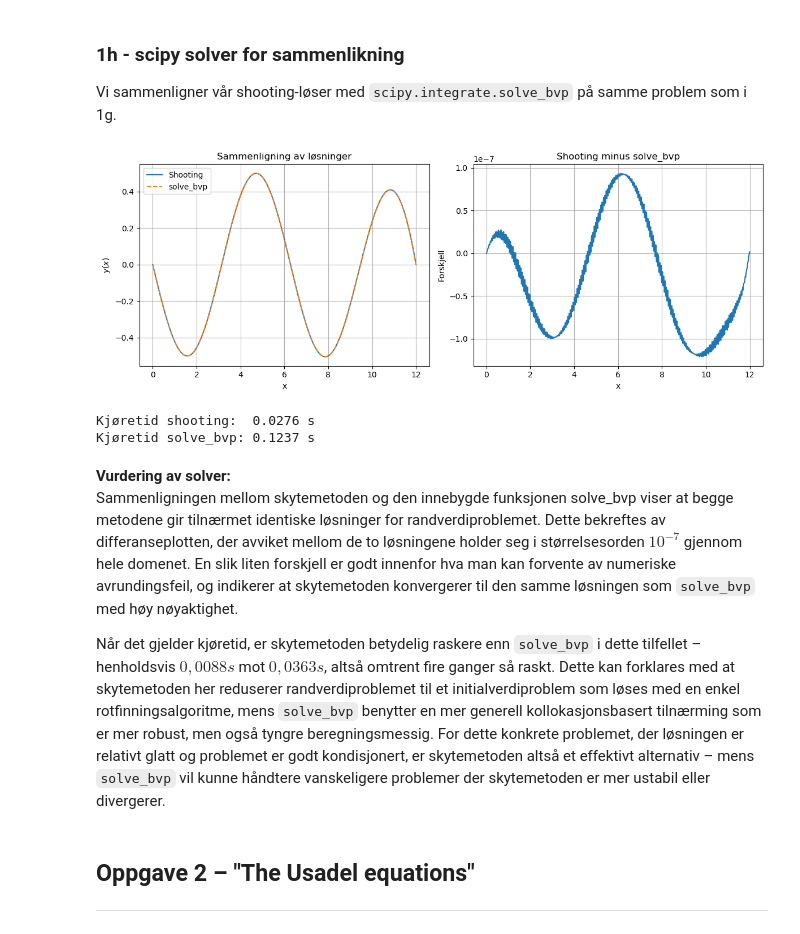
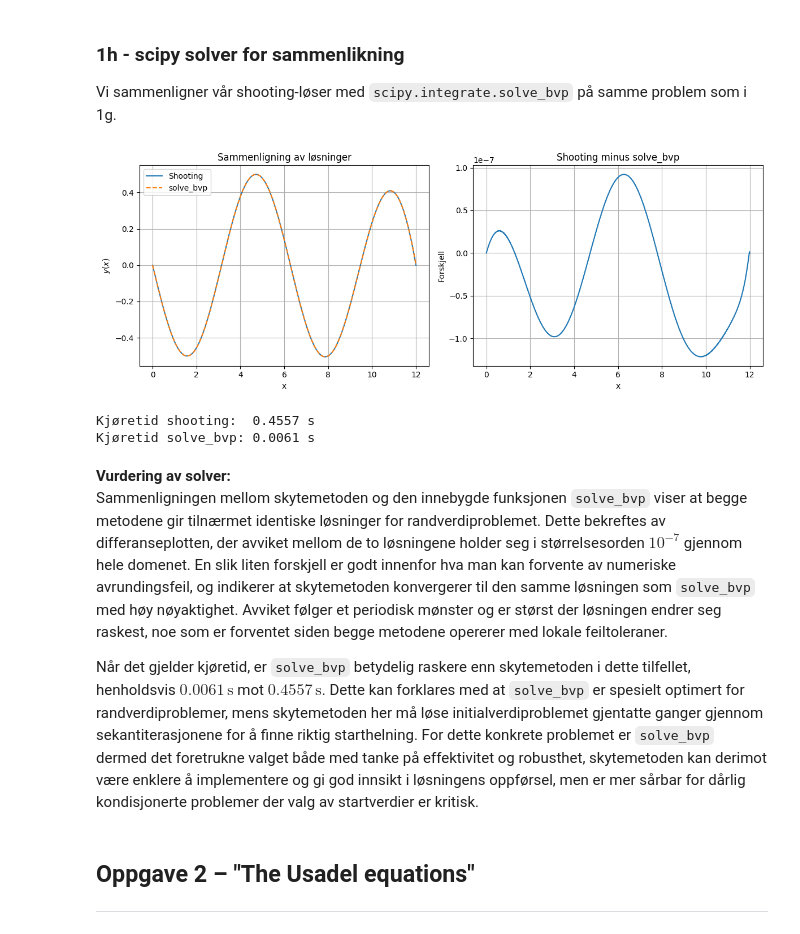
Before and after one commit to Alexaeven/VitBerP3, a Jupyter notebook: 74Prosjekt3.ipynb, the cells around one changed output. Cells and saved outputs as stored; diff of their text form; code cells hidden in the pictures.

```diff
--- a/74Prosjekt3.ipynb
+++ b/74Prosjekt3.ipynb
@@ -317,7 +346,7 @@ plt.figure(figsize=(8, 4.5))
 for i, b in enumerate(b_hist):
     x_i, y_i = solve_ivp_for_b(b)
     end_val = y_i[-1, 0]
-    plt.plot(x_i, y_i[:, 0], '--', label=f"Iterasjon {i}: b={b:.6f}, y(2π)={end_val:.3e}")
+    plt.plot(x_i, y_i[:, 0], '--', label=f"Iterasjon {i}: b={b:.2f}, y(2π)={end_val:.2e}")
 
 plt.plot(2*np.pi, 0, 'ro', markersize=8, label="Målpunkt $(2\\pi, 0)$")
 plt.axhline(0, color='black', linewidth=1, linestyle='--')
@@ -333,0 +363,25 @@ plt.show()
+# %%
+b_star, b_hist = secant_method(lambda b: shooting_residual(b), z0=0.0, z1=1.0, tol=1e-12)
+
+for i, b in enumerate(b_hist):
+    x_i, y_i = solve_ivp_for_b(b)
+    end_val = y_i[-1, 0]
+    plt.plot(x_i, y_i[:, 0], '--', label=f"Iterasjon {i}: b={b:.2f}, y(2π)={end_val:.2e}")
+
+plt.plot(2*np.pi, 0, 'ro', markersize=8, label="Målpunkt $(2\\pi, 0)$")
+plt.axhline(0, color='black', linewidth=1, linestyle='--')
+plt.axvline(2*np.pi, color='gray', linewidth=1, linestyle='--')
+
+import matplotlib.ticker as tck
+ax = plt.gca()
+ax.xaxis.set_major_locator(tck.MultipleLocator(base=np.pi))
+ax.xaxis.set_major_formatter(plt.FuncFormatter(
+    lambda val, pos: "0" if val == 0 else (r"$\pi$" if val == np.pi else rf"${int(val/np.pi)}\pi$")
+))
+
+plt.xlabel("x")
+plt.ylabel(r"$y(x)$")
+plt.title("Skytemetoden: løsning for hver sekantiterasjon")
+plt.legend(bbox_to_anchor=(1.02, 1), loc="upper left")
+plt.tight_layout()
+plt.show()
@@ -396,46 +452,47 @@ def bc_problem2(ya, yb):
 x_mesh = np.linspace(0, 12, 200)
 y_guess = np.zeros((2, x_mesh.size))
 
 t0 = time.time()
-sol_bvp = solve_bvp(ode_problem2, bc_problem2, x_mesh, y_guess, tol=1e-6, max_nodes=5000)
+b2_star, b2_hist = secant_method(lambda b: shooting_residual_problem2(b), z0=0.0, z1=1.0, tol=1e-12)
+x_shoot, y_shoot = solve_ivp_for_b_problem2(b2_star)
+time_shoot = time.time() - t0
+
+t0 = time.time()
+sol_bvp = solve_bvp(ode_problem2, bc_problem2, x_mesh, y_guess, tol=1e-7)
 time_bvp = time.time() - t0
 
-t0 = time.time()
-x_shoot, y_shoot = solve_ivp_for_b_problem2(b2_star)
-time_shoot = time.time() - t0
 
 y_bvp_on_shoot = sol_bvp.sol(x_shoot)[0]
 diff = y_shoot[:, 0] - y_bvp_on_shoot
 
 fig, ax = plt.subplots(1, 2, figsize=(12, 4.5))
 
 ax[0].plot(x_shoot, y_shoot[:, 0], label="Shooting")
 ax[0].plot(x_shoot, y_bvp_on_shoot, "--", label="solve_bvp")
 ax[0].set_xlabel("x")
 ax[0].set_ylabel(r"$y(x)$")
 ax[0].set_title("Sammenligning av løsninger")
 ax[0].legend()
 
 ax[1].plot(x_shoot, diff)
 ax[1].set_xlabel("x")
 ax[1].set_ylabel("Forskjell")
 ax[1].set_title("Shooting minus solve_bvp")
 
 plt.tight_layout()
 plt.show()
 
 print(f"Kjøretid shooting:  {time_shoot:.4f} s")
 print(f"Kjøretid solve_bvp: {time_bvp:.4f} s")
 # %% [output]
-[figure, old version]
+[figure, new version]
-Kjøretid shooting:  0.0276 s
-Kjøretid solve_bvp: 0.1237 s
+Kjøretid shooting:  0.4557 s
+Kjøretid solve_bvp: 0.0061 s
 # %% [markdown]
 **Vurdering av solver:**
-Sammenligningen mellom skytemetoden og den innebygde funksjonen solve_bvp viser at begge metodene gir tilnærmet identiske løsninger for randverdiproblemet. Dette bekreftes av differanseplotten, der avviket mellom de to løsningene holder seg i størrelsesorden $10^{-7}$ gjennom hele domenet. En slik liten forskjell er godt innenfor hva man kan forvente av numeriske avrundingsfeil, og indikerer at skytemetoden konvergerer til den samme løsningen som
-`solve_bvp` med høy nøyaktighet.
+Sammenligningen mellom skytemetoden og den innebygde funksjonen `solve_bvp` viser at begge metodene gir tilnærmet identiske løsninger for randverdiproblemet. Dette bekreftes av differanseplotten, der avviket mellom de to løsningene holder seg i størrelsesorden $10^{-7}$ gjennom hele domenet. En slik liten forskjell er godt innenfor hva man kan forvente av numeriske avrundingsfeil, og indikerer at skytemetoden konvergerer til den samme løsningen som `solve_bvp` med høy nøyaktighet. Avviket følger et periodisk mønster og er størst der løsningen endrer seg raskest, noe som er forventet siden begge metodene opererer med lokale feiltoleraner.
 
-Når det gjelder kjøretid, er skytemetoden betydelig raskere enn `solve_bvp` i dette tilfellet – henholdsvis $0,0088 s$ mot $0,0363 s$, altså omtrent fire ganger så raskt. Dette kan forklares med at skytemetoden her reduserer randverdiproblemet til et initialverdiproblem som løses med en enkel rotfinningsalgoritme, mens `solve_bvp` benytter en mer generell kollokasjonsbasert tilnærming som er mer robust, men også tyngre beregningsmessig. For dette konkrete problemet, der løsningen er relativt glatt og problemet er godt kondisjonert, er skytemetoden altså et effektivt alternativ – mens `solve_bvp` vil kunne håndtere vanskeligere problemer der skytemetoden er mer ustabil eller divergerer.
+Når det gjelder kjøretid, er `solve_bvp` betydelig raskere enn skytemetoden i dette tilfellet, henholdsvis $0.0061\,\text{s}$ mot $0.4557\,\text{s}$. Dette kan forklares med at `solve_bvp` er spesielt optimert for randverdiproblemer, mens skytemetoden her må løse initialverdiproblemet gjentatte ganger gjennom sekantiterasjonene for å finne riktig starthelning. For dette konkrete problemet er `solve_bvp` dermed det foretrukne valget både med tanke på effektivitet og robusthet, skytemetoden kan derimot være enklere å implementere og gi god innsikt i løsningens oppførsel, men er mer sårbar for dårlig kondisjonerte problemer der valg av startverdier er kritisk.
 # %% [markdown]
 ## Oppgave 2 – "The Usadel equations"
 
```
Also changed, not shown: parts of 11 cells of this notebook.
